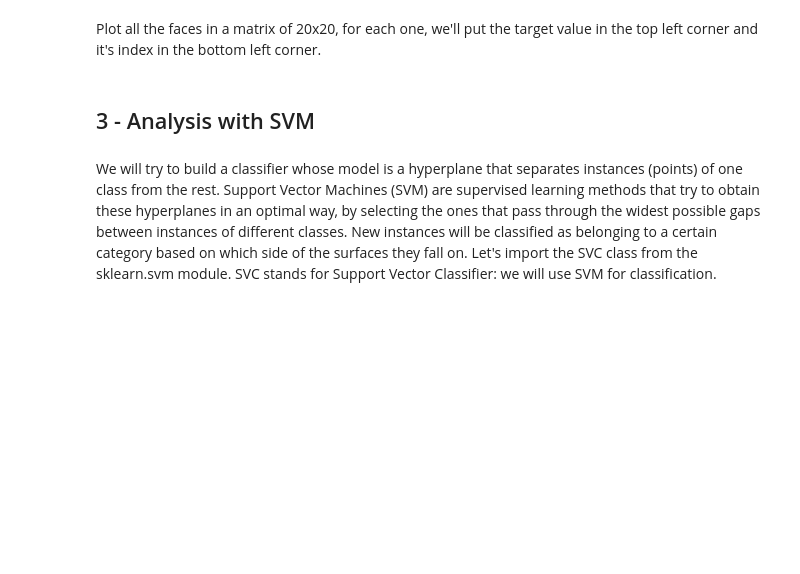
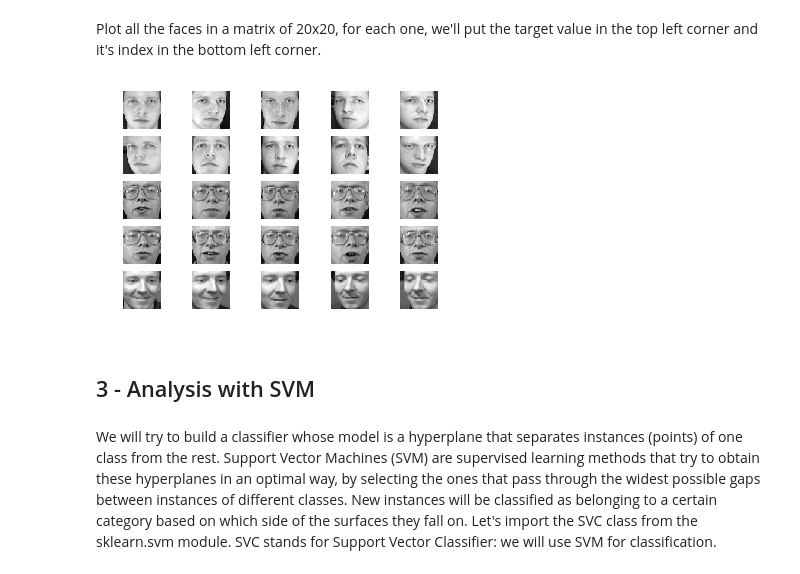
Before and after one commit to ubaer/ADS-ML, a Jupyter notebook: ML03/ML03_SVMFaceRecognition[Exercise].ipynb, the cells around one changed output. Drawn from its saved outputs; the diff is of its cells as text; code cells hidden in the pictures; blank space fills up the shorter version.

```diff
--- a/ML03/ML03_SVMFaceRecognition[Exercise].ipynb
+++ b/ML03/ML03_SVMFaceRecognition[Exercise].ipynb
@@ -72,5 +111,17 @@ We don't have to scale attributes, because data is already normalized (between 0
 # %% [markdown]
 Plot all the faces in a matrix of 20x20, for each one, we'll put the target value in the top left corner and it's index in the bottom left corner.
+# %%
+import matplotlib.pyplot as plt
+
+for i in range(25):
+    face = faces.images[i]
+    plt.subplot(5, 5, i + 1)
+    plt.imshow(face.reshape((64, 64)), cmap='gray')
+    plt.axis('off')
+
+plt.show()
+# %% [output]
+[figure, added]
 # %% [markdown]
 ## 3 - Analysis with SVM
 # %% [markdown]
```
Also changed, not shown: parts of 8 cells of this notebook.
